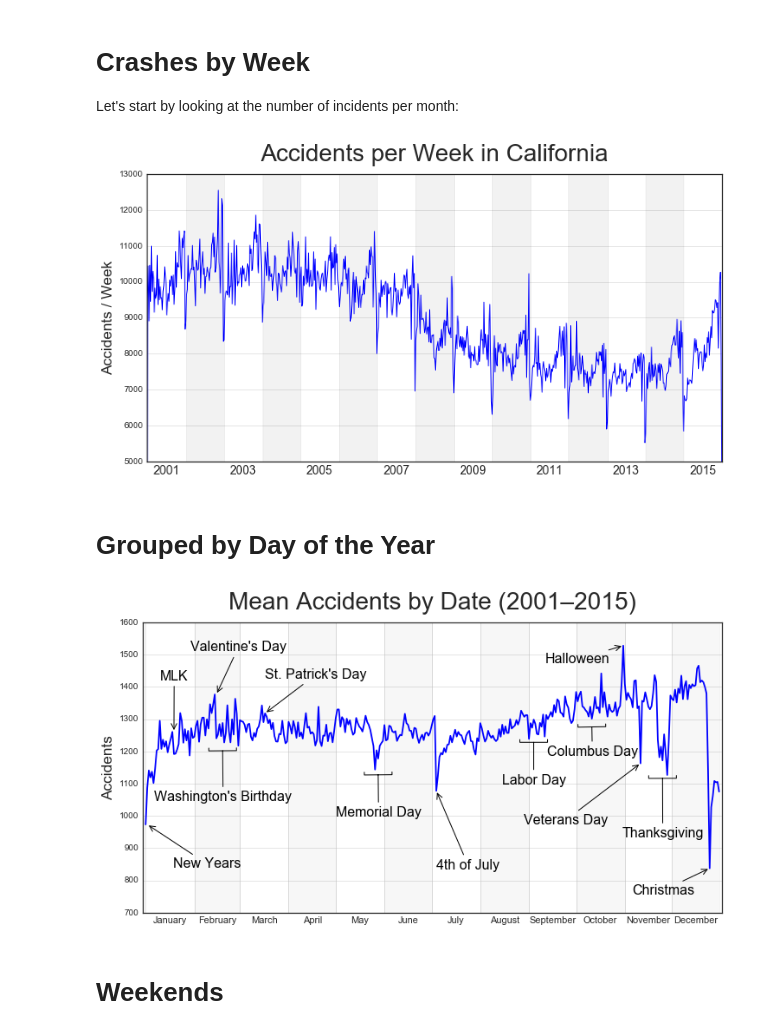
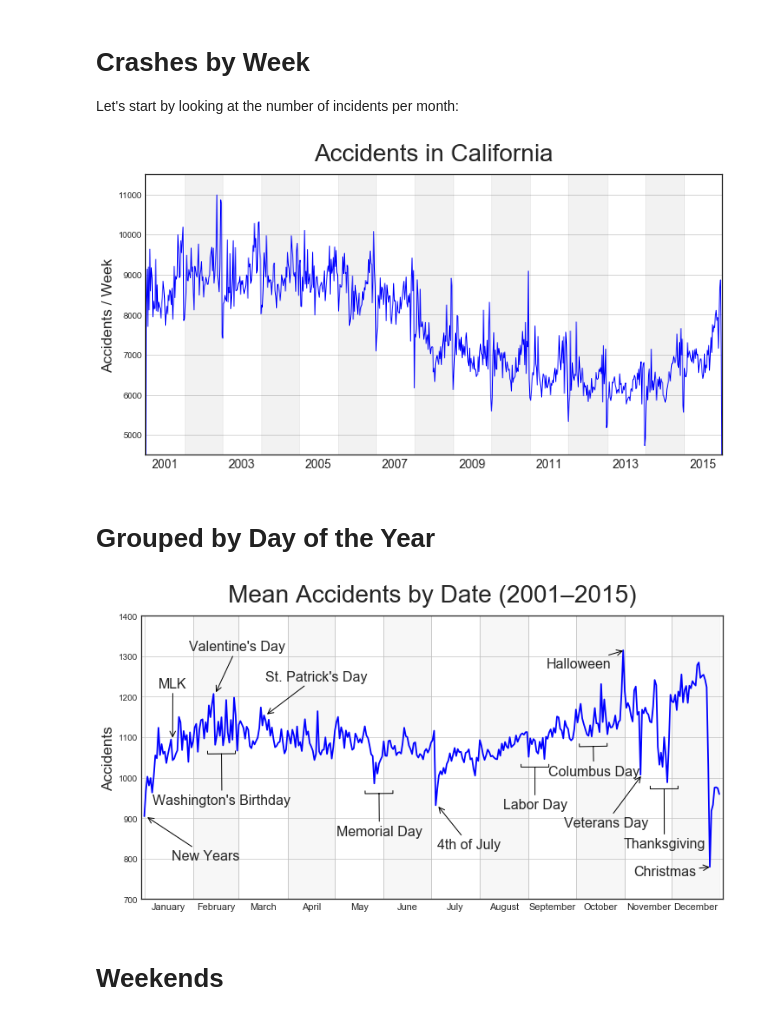
Before and after one commit to agude/agude.github.io, a Jupyter notebook: files/switrs-accidents-by-date/SWITRS Crash Dates.ipynb, the cells around one changed output. Cells and saved outputs as stored; diff of their text form; code cells hidden in the pictures.

Commit message:
Update Car crash plots to use just cars

```diff
--- a/files/switrs-accidents-by-date/SWITRS Crash Dates.ipynb
+++ b/files/switrs-accidents-by-date/SWITRS Crash Dates.ipynb
@@ -45,12 +45,19 @@ def run_query(query, sql_file="./switrs.sqlite3"):
 # Crashes by Week
 
 Let's start by looking at the number of incidents per month:
+# %%
+START_YEAR = 2001
+LAST_YEAR = 2015
 # %%
 query = (
     "SELECT Collision_Date "
     "FROM Collision AS C "
     "WHERE Collision_Date IS NOT NULL "
-    "AND Collision_Date <= '2015-12-31' "  # 2016 is incomplete
+    "AND Bicycle_Collision IS NOT 1 "
+    "AND Motorcycle_Collision IS NOT 1 "
+    "AND Pedestrian_Collision IS NOT 1 "
+    "AND Truck_Collision IS NOT 1 "
+    "AND Collision_Date <= '{}-12-31' ".format(LAST_YEAR)  # 2016 is incomplete
 )
 
 df = run_query(query)
@@ -74,14 +81,16 @@ ax = ts.resample('W-MON').count()[DATE_COL].plot(
     title='Accidents in California',
     figsize=(12,6),
     linewidth=1,
+    color=LINE_COLOR,
 )
 
 # Set Y range and grid
-ax.set_ylim([5000, 13000])
 ax.grid()
+ax.set_xlim((pd.Timestamp("2001-01-01"), pd.Timestamp("2015-12-31")))
+ax.set_ylim((4500, 11_500))
 
 # Set axis labels
-plt.title('Accidents per Week in California', y=1.03, size=28)
+plt.title('Accidents in California', y=1.03, size=28)
 FONTSIZE="xx-large"
 plt.xlabel("")
 plt.ylabel("Accidents / Week", fontsize=FONTSIZE)
@@ -89,22 +98,24 @@ plt.ylabel("Accidents / Week", fontsize=FONTSIZE)
 # Set the year between the tick marks using minor ticks
 # Pandas uses a obscure Axis labeling system, so to put the ticks between the
 # major ticks, we interpolate it using np.interp().
-y = ax.get_xticks()
-x = [2001] + list(range(2002, 2018, 2))  # Step of 2 means every other year
-minor_x = np.interp(np.arange(2001.5, 2016.5, 2), x, y)
+y = ax.get_xlim()
+x = (START_YEAR - 0.5, LAST_YEAR + 0.5)
+
+minor_x = np.interp(np.arange(START_YEAR, LAST_YEAR + 2, 2), x, y)
+minor_label = np.arange(START_YEAR, LAST_YEAR + 2, 2)
+
 ax.set_xticks(minor_x, minor=True)
-ax.set_xticklabels(np.arange(2001, 2016, 2), minor=True, size=14)
+ax.set_xticklabels(minor_label, minor=True, size=14)
 ax.set_xticks([])  # Unset major ticks
 
 # Add shaded bands for every other year
-for year in range(2002, 2017, 2):
+for year in range(START_YEAR + 1, LAST_YEAR + 3, 2):
     ax.axvspan(pd.to_datetime(str(year)), pd.to_datetime(str(year+1)), color="black", alpha=0.05)
 
-plt.savefig("/tmp/accidents_per_week_in_california.svg", bbox_inches='tight')
-plt.savefig("/tmp/accidents_per_week_in_california.png", bbox_inches='tight')
-plt.show()
+for ext in ("png", "svg"):
+    plt.savefig("/tmp/accidents_per_week_in_california.{ext}".format(ext=ext), bbox_inches="tight")
 # %% [output]
-[figure, old version]
+[figure, new version]
 # %% [markdown]
 # Grouped by Day of the Year
 # %%
@@ -112,8 +123,8 @@ from datetime import datetime
 
 def annotate_year(df, ax, month, day, text, xytext, adjust=(0, 0), arrowstyle="->"):
     """ Draw an annotation on the Day of Year plot. """
-    # Use 2015 because it is a non-leapyear, and most years are non-leap year
-    doy = datetime(year=2015, month=month, day=day).timetuple().tm_yday
+    # Use 2016 because it is a leapyear, and we plot Feb 29
+    doy = datetime(year=2016, month=month, day=day).timetuple().tm_yday
     y_pos = df[CRASH_COL][month][day]
 
     ax.annotate(
@@ -126,7 +137,6 @@ def annotate_year(df, ax, month, day, text, xytext, adjust=(0, 0), arrowstyle="-
             connectionstyle="arc3",
         ),
         size=16,
-        color='k',
     )
 # %%
 # Get the start locations of each month
@@ -149,20 +159,24 @@ def month_starts(df):
         minors.append(x)
 
     return (majors, minors)
+# %%
+# Calculate crashes per day
+NUMBER_OF_YEARS = (LAST_YEAR - START_YEAR) + 1
+LEAP_YEAR_ADJUSTMENT = NUMBER_OF_YEARS/3.
+
+mean_crashes = df.groupby(["Month", "Day"]).count()
+mean_crashes[CRASH_COL] /= NUMBER_OF_YEARS  # Average instead of sum of years
+mean_crashes[CRASH_COL][2][29] = mean_crashes[CRASH_COL][2][29] * LEAP_YEAR_ADJUSTMENT
 # %%
-# Calculate crashes per day
-mean_crashes = df.groupby(("Month", "Day")).count()
-mean_crashes[CRASH_COL] /= 15  # Average instead of sum of years
-mean_crashes[CRASH_COL][2][29] = mean_crashes[CRASH_COL][2][29] * 15/3.  # Only 3 leap years!
-
 ax = mean_crashes[CRASH_COL].plot(
     kind="line",
     linewidth=1.8,
     figsize=(12,6),
+    color=LINE_COLOR,
 )
 
 # Set Y Range and grid
-ax.set_ylim([700, 1600])
+ax.set_ylim([700, 1400])
 ax.set_xlim([-2, 367])  # Avoid hiding the start/end points
 ax.grid()
 
@@ -174,40 +188,39 @@ plt.ylabel("Accidents", fontsize=FONTSIZE)
 
 # Fix the X tick labels
 (major_x, minor_x) = month_starts(mean_crashes)
 labels = ["January", "February", "March", "April", "May", "June", "July", "August", "September", "October", "November", "December"]
 ax.set_xticks(major_x[:-1])
 ax.set_xticklabels([])
 ax.set_xticks(minor_x, minor=True)
 ax.set_xticklabels(labels, minor=True, size=11)
 
 # Shade every other month
 for i in range(0, len(major_x)-1, 2):
     start = major_x[i+1]
     end = major_x[i+2]
     ax.axvspan(start, end, color="black", alpha=0.03)
 
 # Federal Holidays
 annotate_year(mean_crashes, ax, 1, 1, "New Years", (30, -50))
 annotate_year(mean_crashes, ax, 1, 18, "MLK", (-16, 60))
 annotate_year(mean_crashes, ax, 2, 18, "Washington's Birthday", (-79, -60), (0, -40), arrowstyle="-[")
 annotate_year(mean_crashes, ax, 5, 28, "Memorial Day", (-49, -50), (0, -45), arrowstyle="-[")
-annotate_year(mean_crashes, ax, 7, 4, "4th of July", (0, -90))
+annotate_year(mean_crashes, ax, 7, 4, "4th of July", (0, -50))
 annotate_year(mean_crashes, ax, 9, 4, "Labor Day", (-37, -50), (0, -65), arrowstyle="-[")
 annotate_year(mean_crashes, ax, 10, 11, "Columbus Day", (-52, -35), (0, -20), arrowstyle="-[")
-annotate_year(mean_crashes, ax, 11, 11, "Veterans Day", (-135, -70))
+annotate_year(mean_crashes, ax, 11, 11, "Veterans Day", (-90, -60))
 annotate_year(mean_crashes, ax, 11, 25, "Thanksgiving", (-47, -70), (0, -50), arrowstyle="-[")
-annotate_year(mean_crashes, ax, 12, 25, "Christmas", (-90, -30))
+annotate_year(mean_crashes, ax, 12, 25, "Christmas", (-90, -10))
 
 # Other Holidays
 annotate_year(mean_crashes, ax, 10, 31, "Halloween", (-90, -20))
 annotate_year(mean_crashes, ax, 2, 14, "Valentine's Day", (-30, 50))
 annotate_year(mean_crashes, ax, 3, 17, "St. Patrick's Day", (0, 40))
 
-plt.savefig("/tmp/mean_accidents_by_date.svg", bbox_inches='tight')
-plt.savefig("/tmp/mean_accidents_by_date.png", bbox_inches='tight')
-plt.show()
+for ext in ("png", "svg"):
+    plt.savefig("/tmp/mean_accidents_by_date.{ext}".format(ext=ext), bbox_inches="tight")
 # %% [output]
-[figure, old version]
+[figure, new version]
 # %% [markdown]
 # Weekends
 # %%
```
Also changed, not shown: parts of 4 cells of this notebook, 3 other files.
